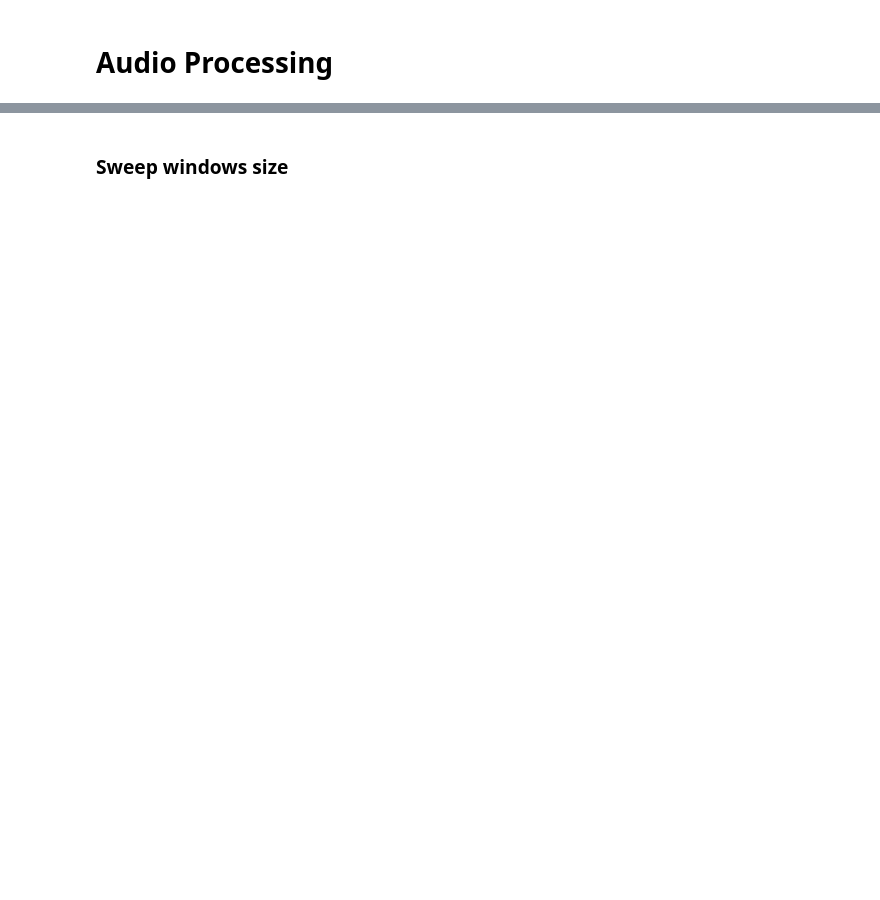
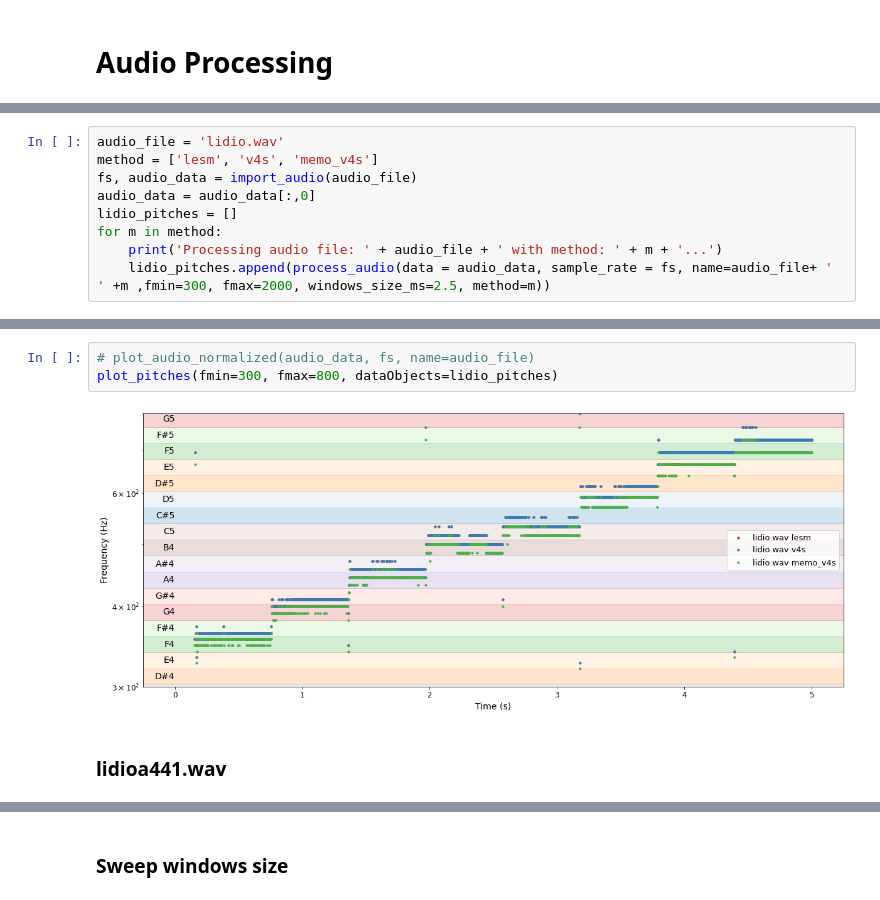
Before and after one commit to PabloSML/Pitch-Tracking, a Jupyter notebook: Notebooks/yin.ipynb, the cells around one changed output, grey strips where cells are left out. Saved outputs shown, nothing was run; the diff lists cells and outputs as text; blank space fills up the shorter version.

```diff
--- a/Notebooks/yin.ipynb
+++ b/Notebooks/yin.ipynb
@@ -301,0 +256,9 @@ flymesPitches = PitchData(name='Fly Me 2', sampleRate=sample_rate, srcLen=data.s
+# %%
+audio_file = 'lidio.wav'
+method = ['lesm', 'v4s', 'memo_v4s']
+fs, audio_data = import_audio(audio_file)
+audio_data = audio_data[:,0]
+lidio_pitches = []
+for m in method:
+    print('Processing audio file: ' + audio_file + ' with method: ' + m + '...')
+    lidio_pitches.append(process_audio(data = audio_data, sample_rate = fs, name=audio_file+ ' ' +m ,fmin=300, fmax=2000, windows_size_ms=2.5, method=m))
@@ -301,0 +270,7 @@ flymesPitches = PitchData(name='Fly Me 2', sampleRate=sample_rate, srcLen=data.s
+# %%
+# plot_audio_normalized(audio_data, fs, name=audio_file)
+plot_pitches(fmin=300, fmax=800, dataObjects=lidio_pitches)
+# %% [output]
+[figure, added]
+# %% [markdown]
+### lidioa441.wav
```
Also changed, not shown: parts of 43 cells of this notebook.
